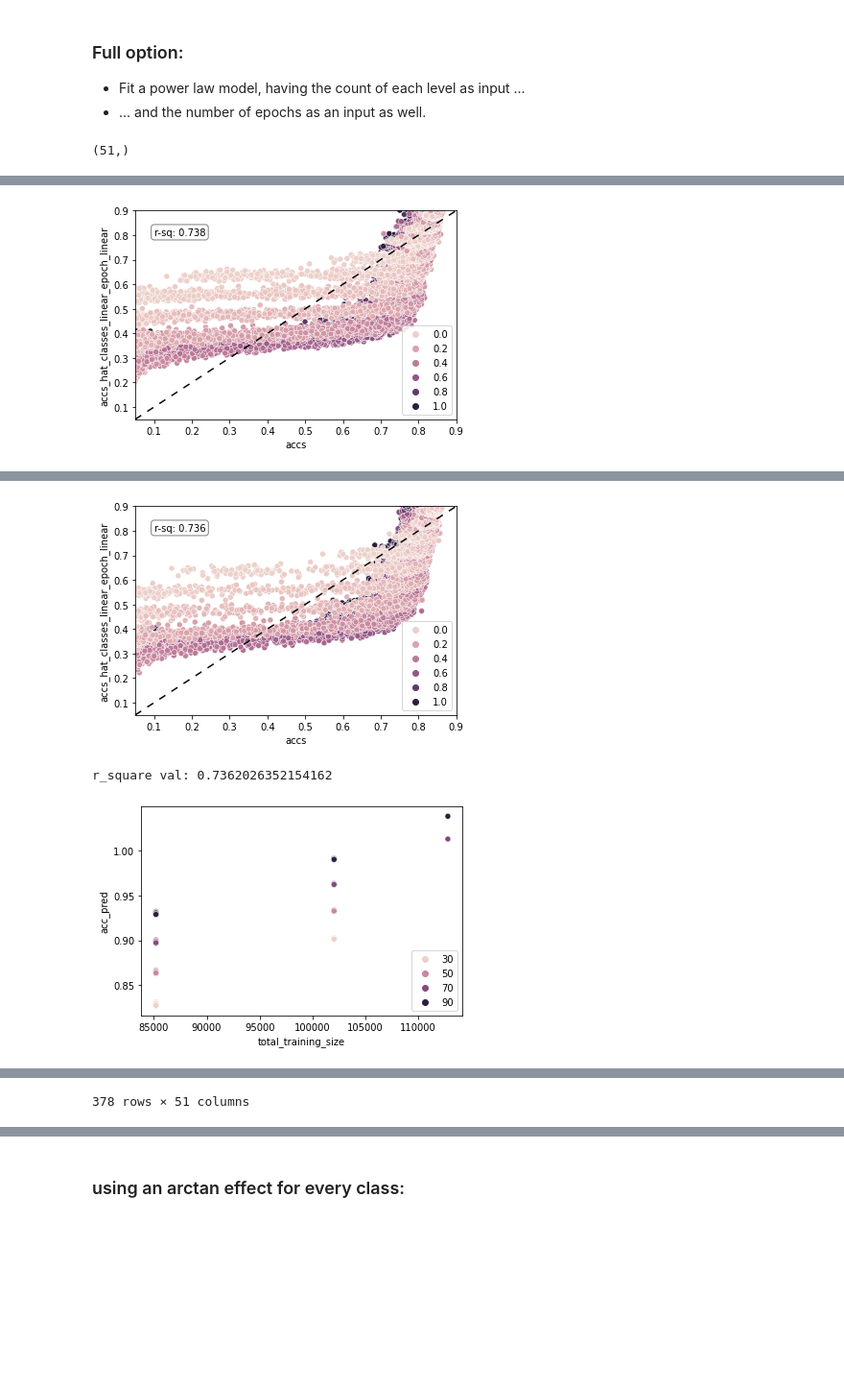
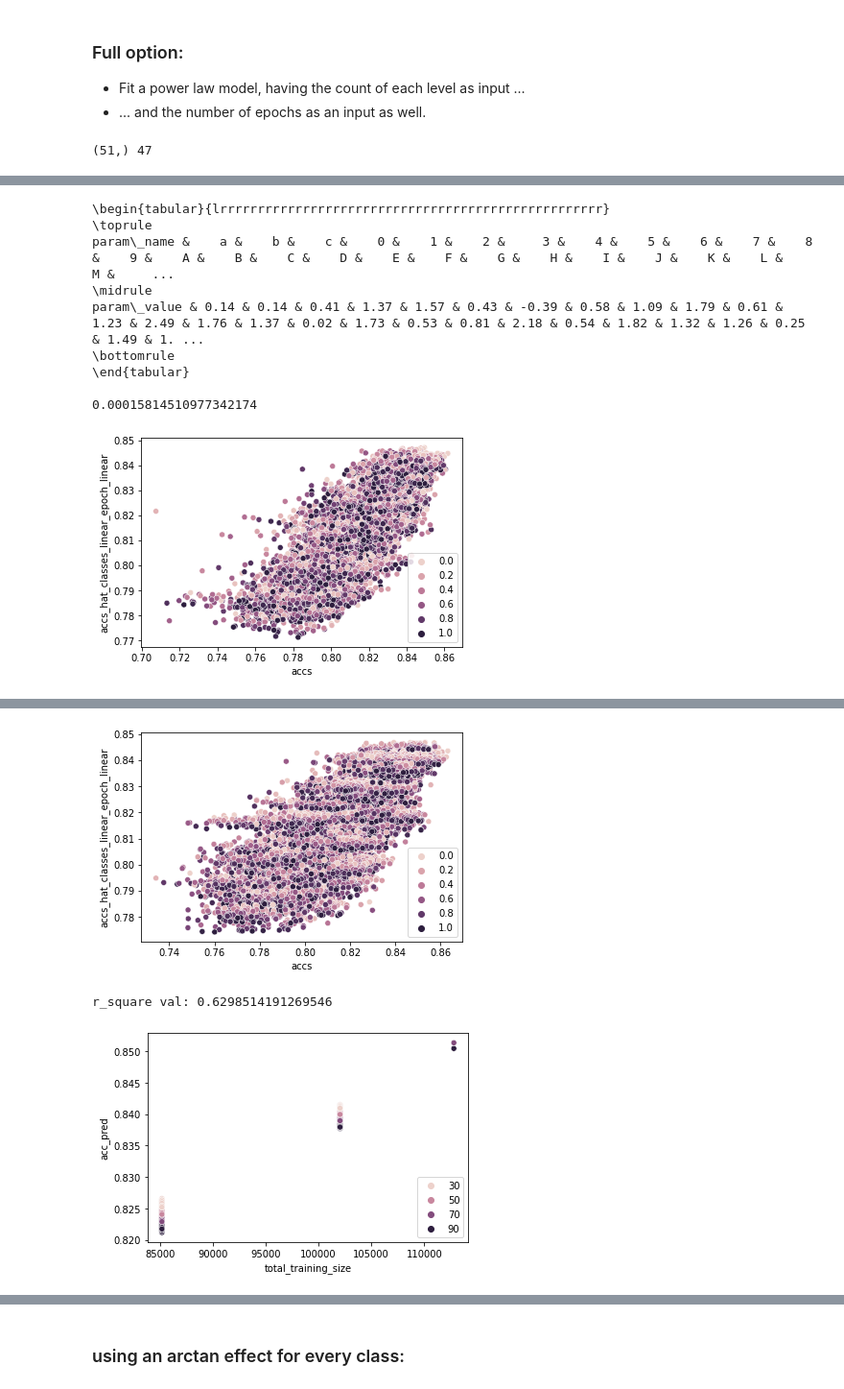
Before and after one commit to tmuehlen80/training_dataset_size_per_class, a Jupyter notebook: notebooks/emnist_datasetsize_powerlaw_allepochs.ipynb, the cells around one changed output, grey strips where cells are left out. Shown at 96% size. Saved outputs shown, nothing was run; the diff lists cells and outputs as text; code cells hidden in the pictures; blank space fills up the shorter version.

```diff
--- a/notebooks/emnist_datasetsize_powerlaw_allepochs.ipynb
+++ b/notebooks/emnist_datasetsize_powerlaw_allepochs.ipynb
@@ -58,6 +58,7 @@ from sklearn import preprocessing
 from sklearn import metrics
 
 props = dict(boxstyle='round', facecolor='white', alpha=0.5)
+pd.set_option('display.max_rows', None)
 # %% [markdown]
 ### Purpose of this notebook:
 
@@ -93,4 +94,5 @@ model_type = "powerlaw_all_epochs"
 # %%
 results = pd.read_csv("csv_files/emnist_train_acc_subsets_thomas_batch_size_512_mobilenet_mixture_design_maximin_subsetsize_20231103.csv")
 results_val = pd.read_csv("csv_files/emnist_val_acc_subsets_thomas_batch_size_512_mobilenet_mixture_design_maximin_subsetsize_20231117.csv")
-min_epoch = 15
+min_epoch = 30
+min_sample_size = 50100
@@ -109,18 +172,4 @@ array([ 0,  2,  4,  6,  8, 10, 12, 14, 16, 18, 20, 22, 24, 26, 28, 30, 32,
 # %%
-mask = results.epochs_trained >= min_epoch
-results = results[mask].reset_index(drop=True)
-mask = results_val.epochs_trained >= min_epoch
-results_val = results_val[mask].reset_index(drop=True)
-
-classes = results.columns.tolist()[2:-1]
-#classes
-print(classes)
-results["total_training_size"] = results[classes].sum(axis=1)
-results_orig = results.copy()
-results_val["total_training_size"] = results_val[classes].sum(axis=1)
-results.head(4)
-
-
 print(results[["accs"] + classes + ["epochs_trained", "total_training_size"]].iloc[:5, :].to_latex(float_format="{:.2f}".format))
 
 ### constructing a pred dataset:
@@ -220,7 +269,7 @@ xdata_last_epoch_total_n = np.transpose(results_last_epoch.to_numpy()[:, -1:])
 xdata_val_last_epoch_total_n = np.transpose(results_val_last_epoch.to_numpy()[:, -1:])
 
 
-results = {"classes": classes,
+results_dict = {"classes": classes,
             "xdata": xdata,
             "y": y,
             "xdata_val": xdata_val,
@@ -309,8 +364,11 @@ n_p = len(classes) + 3 + 1
 n_param = len(classes) + 1
 p0 = np.random.uniform(low=0, high=1, size = n_p)
 
-params, params_cov = curve_fit(func, xdata, y, maxfev=2000, p0=p0, bounds=(-10, 10))
+#params, params_cov = curve_fit(func, xdata, y, maxfev=2000, p0=p0, bounds=(-10, 10))
+params, params_cov = curve_fit(func, xdata, y, maxfev=50000, p0=p0)
+
+print(params.shape, len(classes))
+param_names = ["a", "b", "c"]
+param_names = param_names + classes + ["epoch"]
+# %% [output]
+(51,) 47
-# %%
-params.shape
-# %% [output]
-(51,)
@@ -333,10 +388,10 @@ results[y_hat_name] = y_hat
 
 
 sns.scatterplot(data = results, x="accs", y = y_hat_name, hue = "epochs_trained")
-plt.xlim((0.05, 0.9))
-plt.ylim((0.05, 0.9))
-plt.axline((0, 0), slope=1, color="black", linestyle=(0, (5, 5)))
-plt.text(x=0.1, y=0.8, s=f"r-sq: {np.round(metrics.r2_score(results.accs, results[y_hat_name]), 3)}", bbox=props)
+#plt.xlim((0.05, 0.9))
+#plt.ylim((0.05, 0.9))
+#plt.axline((0, 0), slope=1, color="black", linestyle=(0, (5, 5)))
+#plt.text(x=0.1, y=0.8, s=f"r-sq: {np.round(metrics.r2_score(results.accs, results[y_hat_name]), 3)}", bbox=props)
 plt.legend(loc = 'lower right')
 if saving_plots:
     plt.savefig(f"paper/plots/{model_type}_{y_hat_name}.jpg")
@@ -349,10 +404,10 @@ print(f"mean val loss: {((y_val_hat - y_val)**2).mean()}")
 results_val[y_hat_name] = y_val_hat
 
 sns.scatterplot(data = results_val, x="accs", y = y_hat_name, hue = "epochs_trained")
-plt.xlim((0.05, 0.9))
-plt.ylim((0.05, 0.9))
-plt.axline((0, 0), slope=1, color="black", linestyle=(0, (5, 5)))
-plt.text(x=0.1, y=0.8, s=f"r-sq: {np.round(metrics.r2_score(results_val.accs, results_val[y_hat_name]), 3)}", bbox=props)
+#plt.xlim((0.05, 0.9))
+#plt.ylim((0.05, 0.9))
+#plt.axline((0, 0), slope=1, color="black", linestyle=(0, (5, 5)))
+#plt.text(x=0.1, y=0.8, s=f"r-sq: {np.round(metrics.r2_score(results_val.accs, results_val[y_hat_name]), 3)}", bbox=props)
 plt.legend(loc = 'lower right')
 if saving_plots:
     plt.savefig(f"paper/plots/{model_type}_{y_hat_name}_val.jpg")
@@ -365,7 +420,7 @@ results_pred_orig["acc_pred"] = acc_pred
 sns.scatterplot(data = results_pred_orig, x = "total_training_size", y = "acc_pred", hue="epochs_trained")
 plt.legend(loc = 'lower right')
 plt.show()
-display(results_pred_orig)
+display(results_pred_orig.head(2))
 
 
 is_2param = False
@@ -390 +447,10 @@ if is_2param:
+\begin{tabular}{lrrrrrrrrrrrrrrrrrrrrrrrrrrrrrrrrrrrrrrrrrrrrrrrrrrr}
+\toprule
+param\_name &    a &    b &    c &    0 &    1 &    2 &     3 &    4 &    5 &    6 &    7 &    8 &    9 &    A &    B &    C &    D &    E &    F &    G &    H &    I &    J &    K &    L &    M &     ...
+\midrule
+param\_value & 0.14 & 0.14 & 0.41 & 1.37 & 1.57 & 0.43 & -0.39 & 0.58 & 1.09 & 1.79 & 0.61 & 1.23 & 2.49 & 1.76 & 1.37 & 0.02 & 1.73 & 0.53 & 0.81 & 2.18 & 0.54 & 1.82 & 1.32 & 1.26 & 0.25 & 1.49 & 1. ...
+\bottomrule
+\end{tabular}
+
+0.00015814510977342174
-[figure, old version]
+[figure, new version]
@@ -393,3 +459,3 @@ mean val loss: 0.023044789594509556
-[figure, old version]
+[figure, new version]
-r_square val: 0.7362026352154162
+r_square val: 0.6298514191269546
-[figure, old version]
+[figure, new version]
@@ -408 +461,0 @@ r_square val: 0.7362026352154162
-378 rows × 51 columns
```
Also changed, not shown: parts of 33 cells of this notebook.
